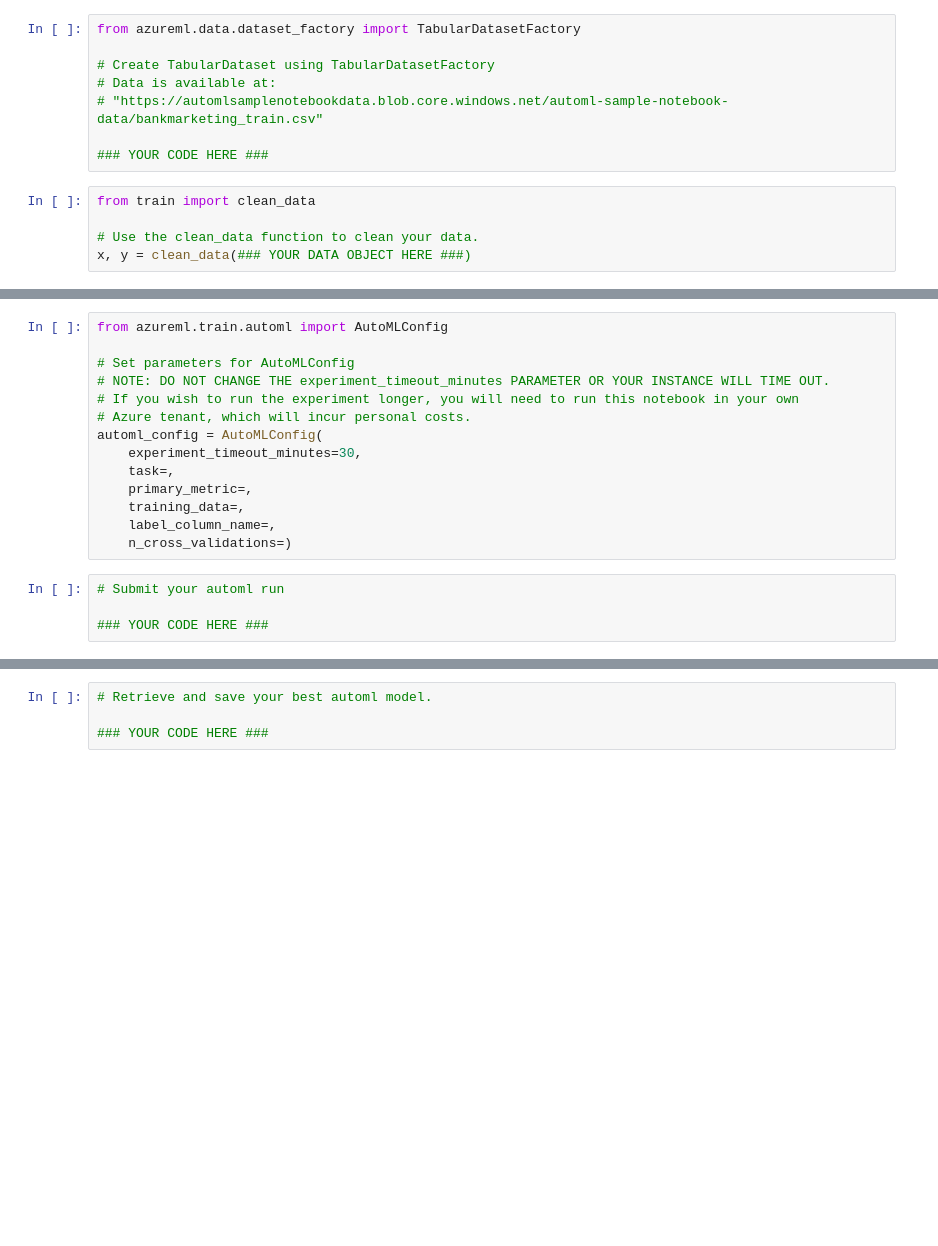
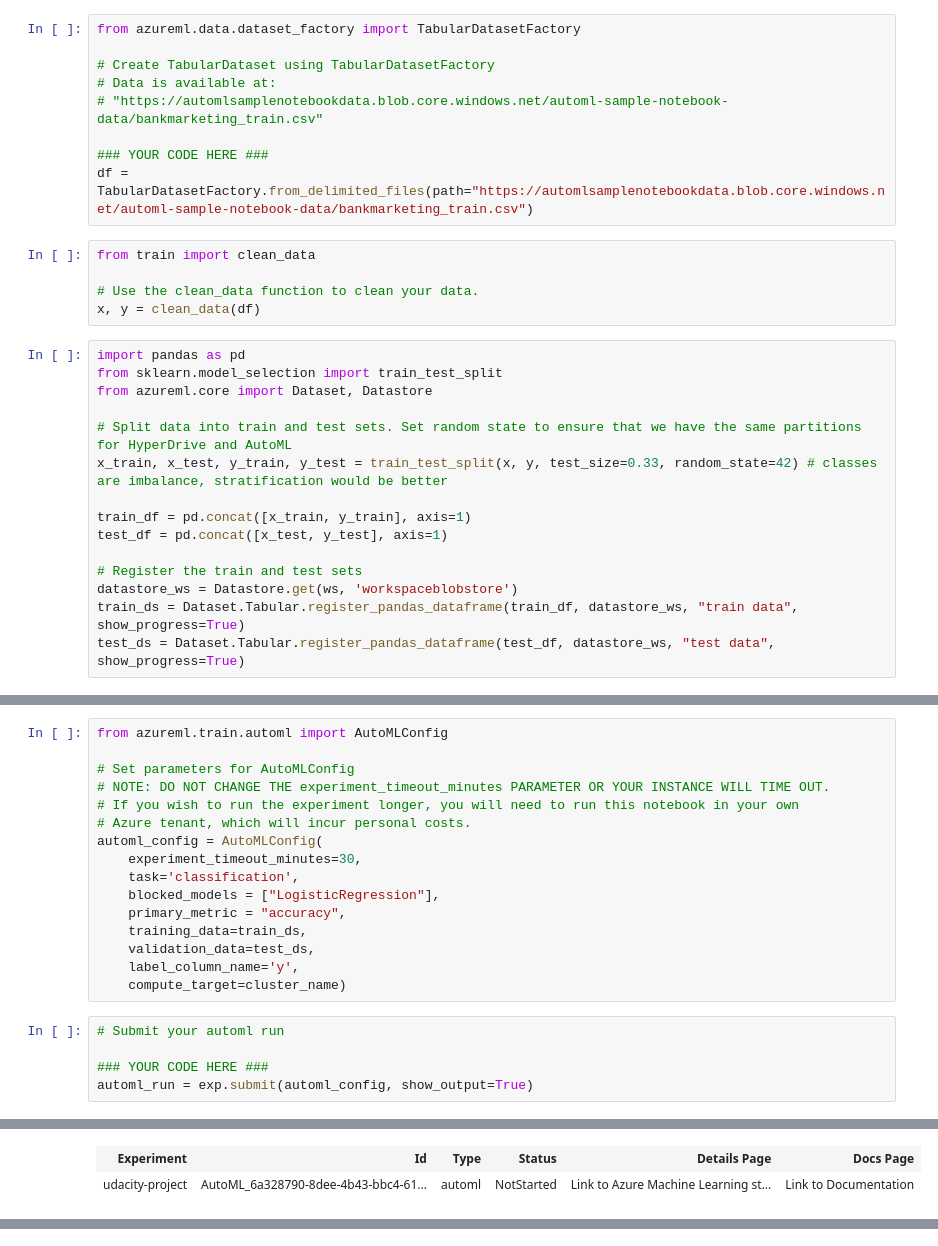
Before and after one commit to d-kleine/AZ_ML-Engineering, a Jupyter notebook: project1_Optimizing-an-ML-Pipeline/udacity-project.ipynb, the cells around one changed output, grey strips where cells are left out. Drawn from its saved outputs; the diff is of its cells as text; blank space fills up the shorter version.

```diff
--- a/project1_Optimizing-an-ML-Pipeline/udacity-project.ipynb
+++ b/project1_Optimizing-an-ML-Pipeline/udacity-project.ipynb
@@ -65,8 +120,24 @@ from azureml.data.dataset_factory import TabularDatasetFactory
 # "https://automlsamplenotebookdata.blob.core.windows.net/automl-sample-notebook-data/bankmarketing_train.csv"
 
 ### YOUR CODE HERE ###
+df = TabularDatasetFactory.from_delimited_files(path="https://automlsamplenotebookdata.blob.core.windows.net/automl-sample-notebook-data/bankmarketing_train.csv")
 # %%
 from train import clean_data
 
 # Use the clean_data function to clean your data.
-x, y = clean_data(### YOUR DATA OBJECT HERE ###)
+x, y = clean_data(df)
+# %%
+import pandas as pd
+from sklearn.model_selection import train_test_split
+from azureml.core import Dataset, Datastore
+
+# Split data into train and test sets. Set random state to ensure that we have the same partitions for HyperDrive and AutoML
+x_train, x_test, y_train, y_test = train_test_split(x, y, test_size=0.33, random_state=42) # classes are imbalance, stratification would be better
+
+train_df = pd.concat([x_train, y_train], axis=1)
+test_df = pd.concat([x_test, y_test], axis=1)
+
+# Register the train and test sets
+datastore_ws = Datastore.get(ws, 'workspaceblobstore')
+train_ds = Dataset.Tabular.register_pandas_dataframe(train_df, datastore_ws, "train data", show_progress=True)
+test_ds = Dataset.Tabular.register_pandas_dataframe(test_df, datastore_ws, "test data", show_progress=True)
@@ -79,12 +168,16 @@ from azureml.train.automl import AutoMLConfig
 # Azure tenant, which will incur personal costs.
 automl_config = AutoMLConfig(
     experiment_timeout_minutes=30,
-    task=,
-    primary_metric=,
-    training_data=,
-    label_column_name=,
-    n_cross_validations=)
+    task='classification',
+    blocked_models = ["LogisticRegression"],
+    primary_metric = "accuracy",
+    training_data=train_ds,
+    validation_data=test_ds,
+    label_column_name='y',
+    compute_target=cluster_name)
 # %%
 # Submit your automl run
 
 ### YOUR CODE HERE ###
+automl_run = exp.submit(automl_config, show_output=True)
+# %% [output]
@@ -90,0 +187,2 @@ automl_config = AutoMLConfig(
+| Experiment | Id | Type | Status | Details Page | Docs Page |
+| udacity-project | AutoML_6a328790-8dee-4b43-bbc4-61... | automl | NotStarted | Link to Azure Machine Learning st... | Link to Documentation |
@@ -91,4 +205,0 @@ automl_config = AutoMLConfig(
-# %%
-# Retrieve and save your best automl model.
-
-### YOUR CODE HERE ###
```
Also changed, not shown: parts of 10 cells of this notebook, 1 other file.
